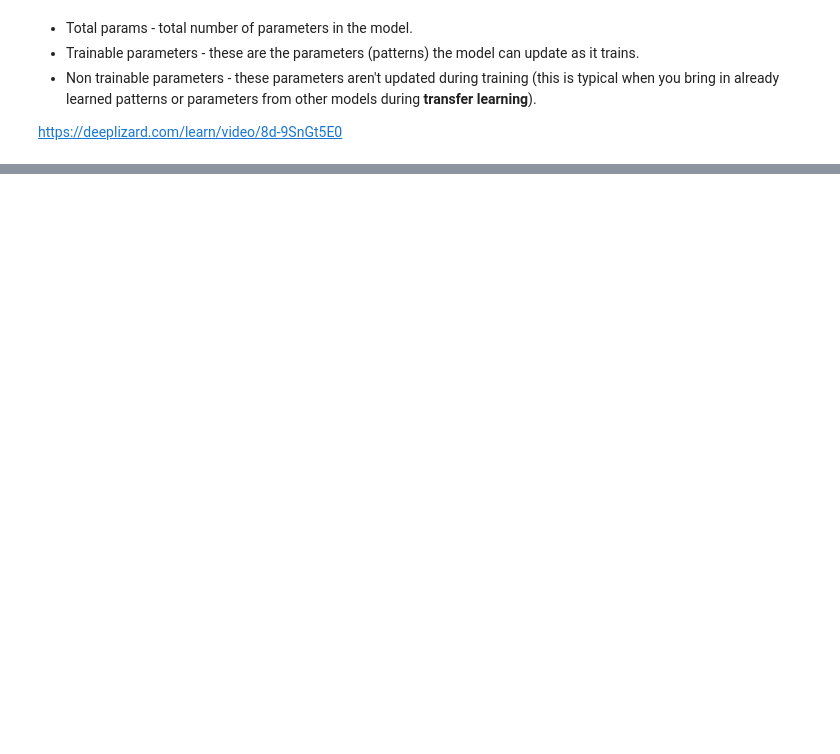
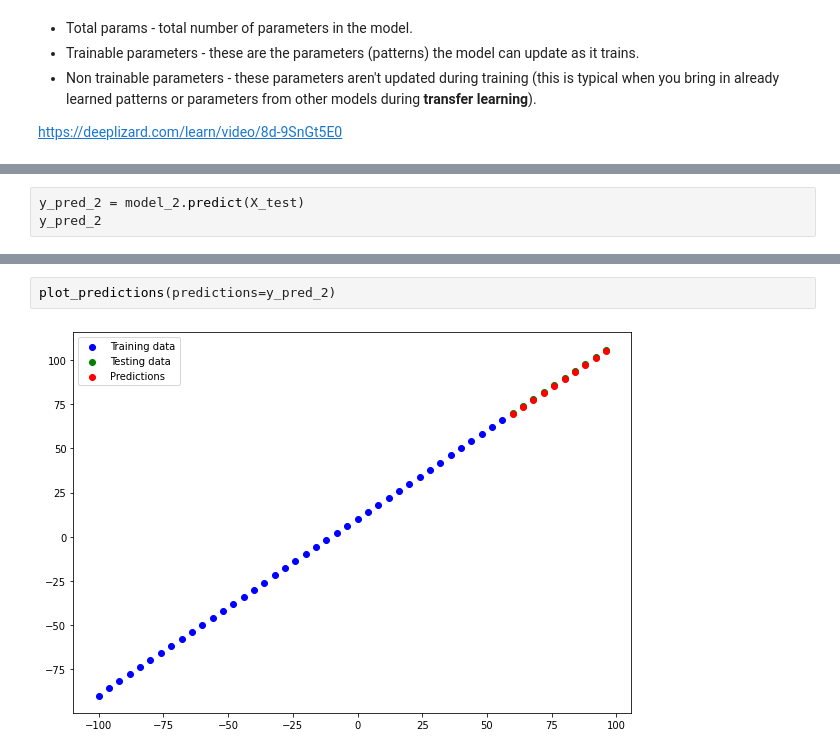
Before and after one commit to Nikitaion/TensorFlowLearning, a Jupyter notebook: 01_neural_network_regression_with_tensorflow.ipynb, the cells around one changed output, grey strips where cells are left out. Saved outputs shown, nothing was run; the diff lists cells and outputs as text; blank space fills up the shorter version.

```diff
--- a/01_neural_network_regression_with_tensorflow.ipynb
+++ b/01_neural_network_regression_with_tensorflow.ipynb
@@ -346,0 +446,3 @@ model.fit(X_train, y_train, epochs=100, verbose=0) # verbose=0 for do it vithout
+# %%
+y_pred_2 = model_2.predict(X_test)
+y_pred_2
@@ -346,0 +460,4 @@ model.fit(X_train, y_train, epochs=100, verbose=0) # verbose=0 for do it vithout
+# %%
+plot_predictions(predictions=y_pred_2)
+# %% [output]
+[figure, added]
```
Also changed, not shown: parts of 33 cells of this notebook.
